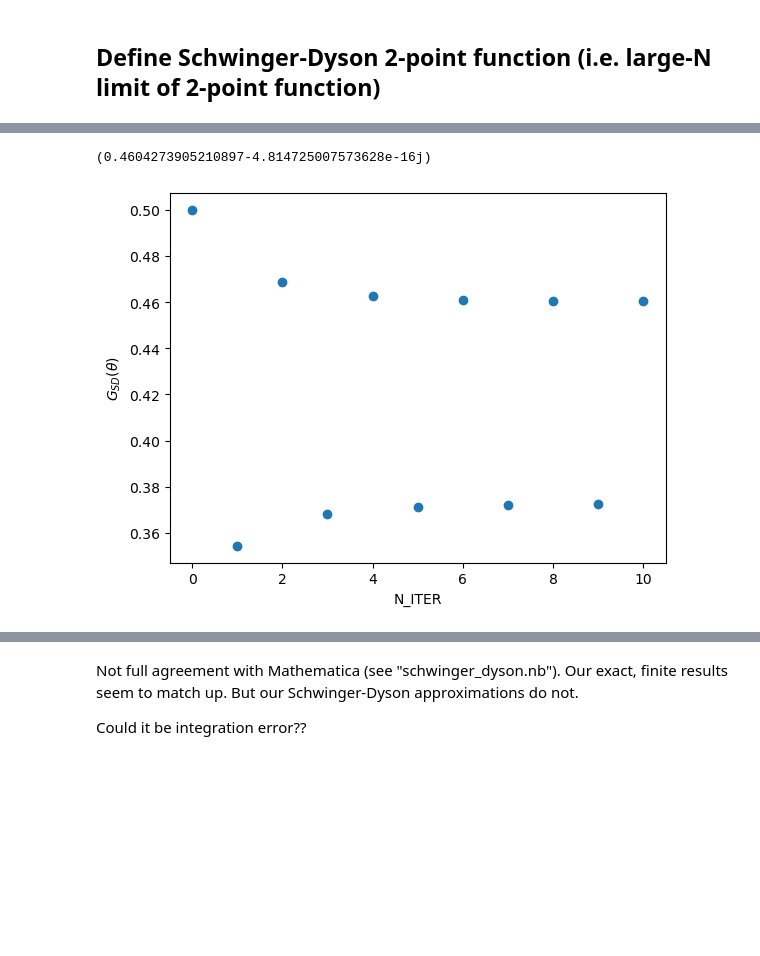
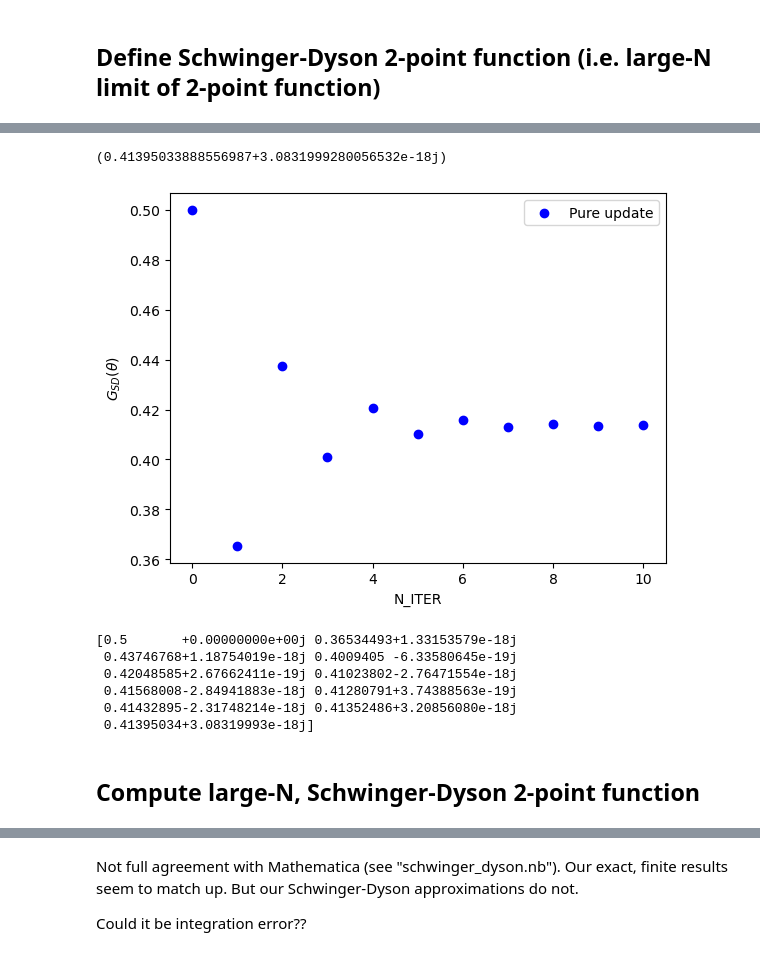
Before and after one commit to abdelabd/SYK, a Jupyter notebook: schwinger_dyson.ipynb, the cells around one changed output, grey strips where cells are left out. Saved outputs shown, nothing was run; the diff lists cells and outputs as text; code cells hidden in the pictures; blank space fills up the shorter version.

```diff
--- a/schwinger_dyson.ipynb
+++ b/schwinger_dyson.ipynb
@@ -2,16 +4,19 @@
 ################# Test parameters ######################
 
 # Actual physical parameters
-BETA = 10 # inverse temperature
-K = 7 # number of fermionic modes <-- They use K=17 in the paper
-J = 9
+BETA = 1 # inverse temperature
+K = 9 # number of fermionic modes <-- They use K=17 in the paper
+J = 4
 Q = 4
-LAMBDA_1 = 1
-LAMBDA_2 = 10
+
+LAMBDA_BJ = BETA*J
+LAMBDA_cutoff = 10
+
+N_ITER = 11 # Number of iterations for which to run the Schwinger-Dyson equation
 TAU_TEST = 1/4
 
 # Computational stuff
-N_ITER = 11 # Number of iterations for which run the Schwinger-Dyson equation
+WEIGHTED_UPDATE = False # Whether to use weighted or unweighted G(omega) update. See Schwinger-Dyson functions below. Use weighted update if not converging (which might be the case for large J)
 # %%
 import os
 import time
@@ -268,18 +266,35 @@ def G_tau(i, tau):
 # %%
 i_range = np.arange(N_ITER)
 
 G_tau_irange = np.zeros(i_range.shape, dtype=np.complex128)
 for i in i_range:
     G_tau_irange[i] = G_tau(i, TAU_TEST)
 
 print(G_tau_irange[-1])
+
+if WEIGHTED_UPDATE:
+    label = "Weighted update"
+else:
+    label = "Pure update"
+
 plt.figure()
-plt.scatter(i_range, G_tau_irange)
+plt.scatter(i_range, G_tau_irange, c="b", label=label)
 plt.xlabel("N_ITER")
 plt.ylabel(r"$G_{SD}(\theta)$")
+plt.legend()
 plt.show()
 plt.close()
+
+print(G_tau_irange)
 # %% [output]
-(0.4604273905210897-4.814725007573628e-16j)
+(0.41395033888556987+3.0831999280056532e-18j)
-[figure, old version]
+[figure, new version]
+[0.5       +0.00000000e+00j 0.36534493+1.33153579e-18j
+ 0.43746768+1.18754019e-18j 0.4009405 -6.33580645e-19j
+ 0.42048585+2.67662411e-19j 0.41023802-2.76471554e-18j
+ 0.41568008-2.84941883e-18j 0.41280791+3.74388563e-19j
+ 0.41432895-2.31748214e-18j 0.41352486+3.20856080e-18j
+ 0.41395034+3.08319993e-18j]
+# %% [markdown]
+## Compute large-N, Schwinger-Dyson 2-point function
 # %%
```
Also changed, not shown: parts of 15 cells of this notebook, 1 other file.
